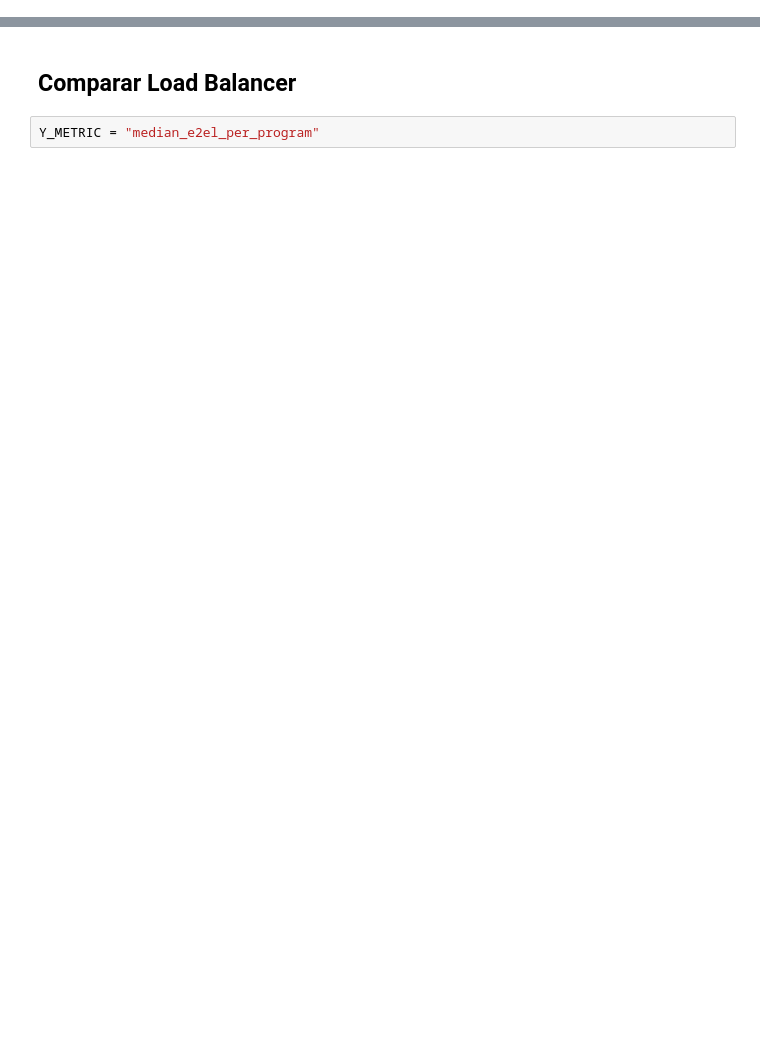
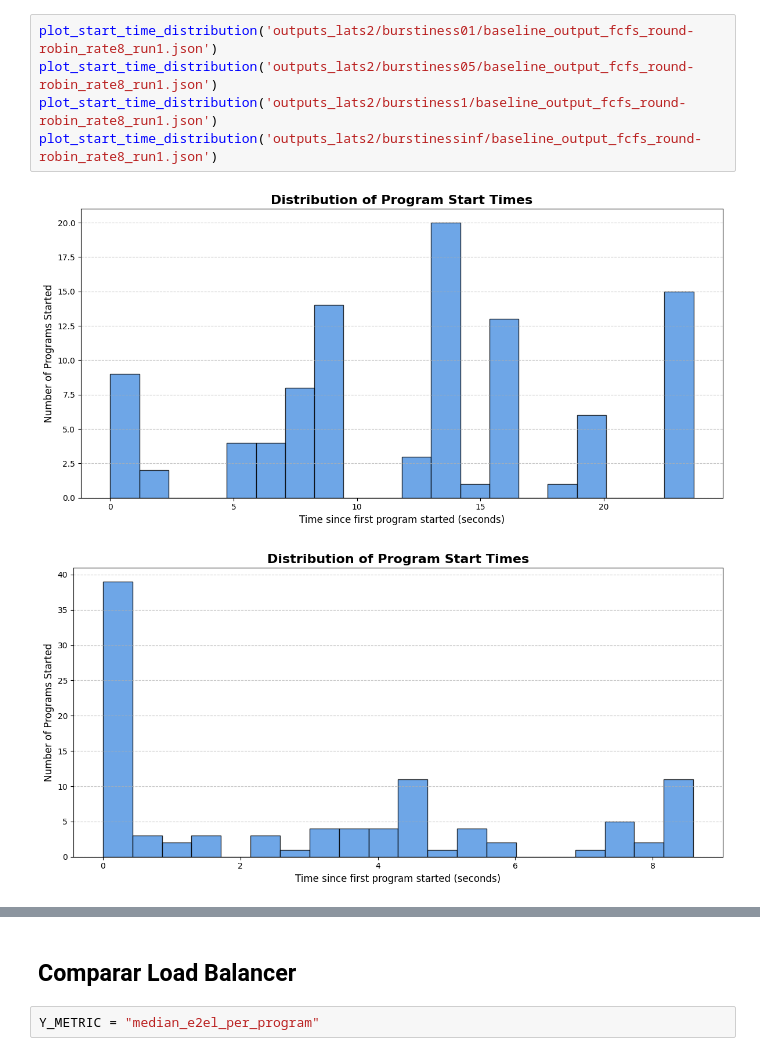
Before and after one commit to gabrielliman/proxy_server, a Jupyter notebook: plot_graph_load_balancer_benchmark.ipynb, the cells around one changed output, grey strips where cells are left out. Cells and saved outputs as stored; diff of their text form; blank space fills up the shorter version.

```diff
--- a/plot_graph_load_balancer_benchmark.ipynb
+++ b/plot_graph_load_balancer_benchmark.ipynb
@@ -11,0 +163,8 @@
+# %%
+plot_start_time_distribution('outputs_lats2/burstiness01/baseline_output_fcfs_round-robin_rate8_run1.json')
+plot_start_time_distribution('outputs_lats2/burstiness05/baseline_output_fcfs_round-robin_rate8_run1.json')
+plot_start_time_distribution('outputs_lats2/burstiness1/baseline_output_fcfs_round-robin_rate8_run1.json')
+plot_start_time_distribution('outputs_lats2/burstinessinf/baseline_output_fcfs_round-robin_rate8_run1.json')
+# %% [output]
+[figure, added]
+[figure, added]
```
Also changed, not shown: parts of 9 cells of this notebook, 21 other files.
